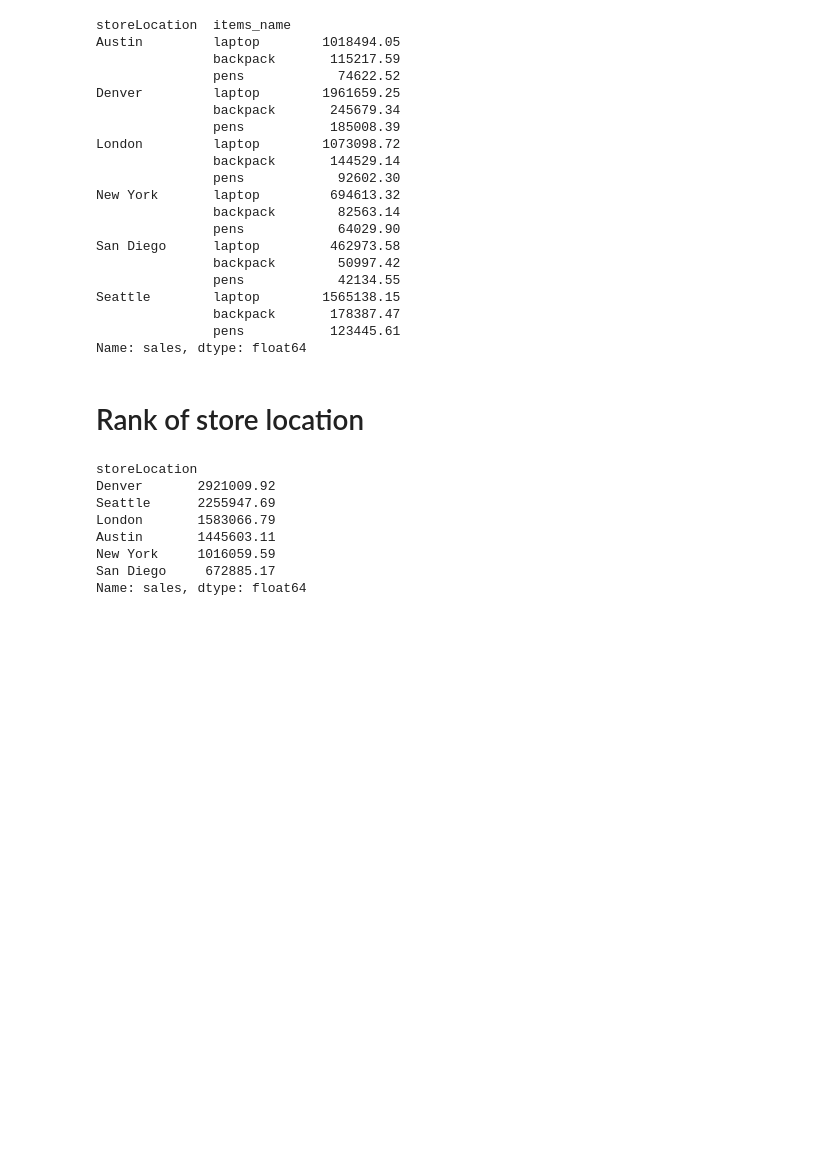
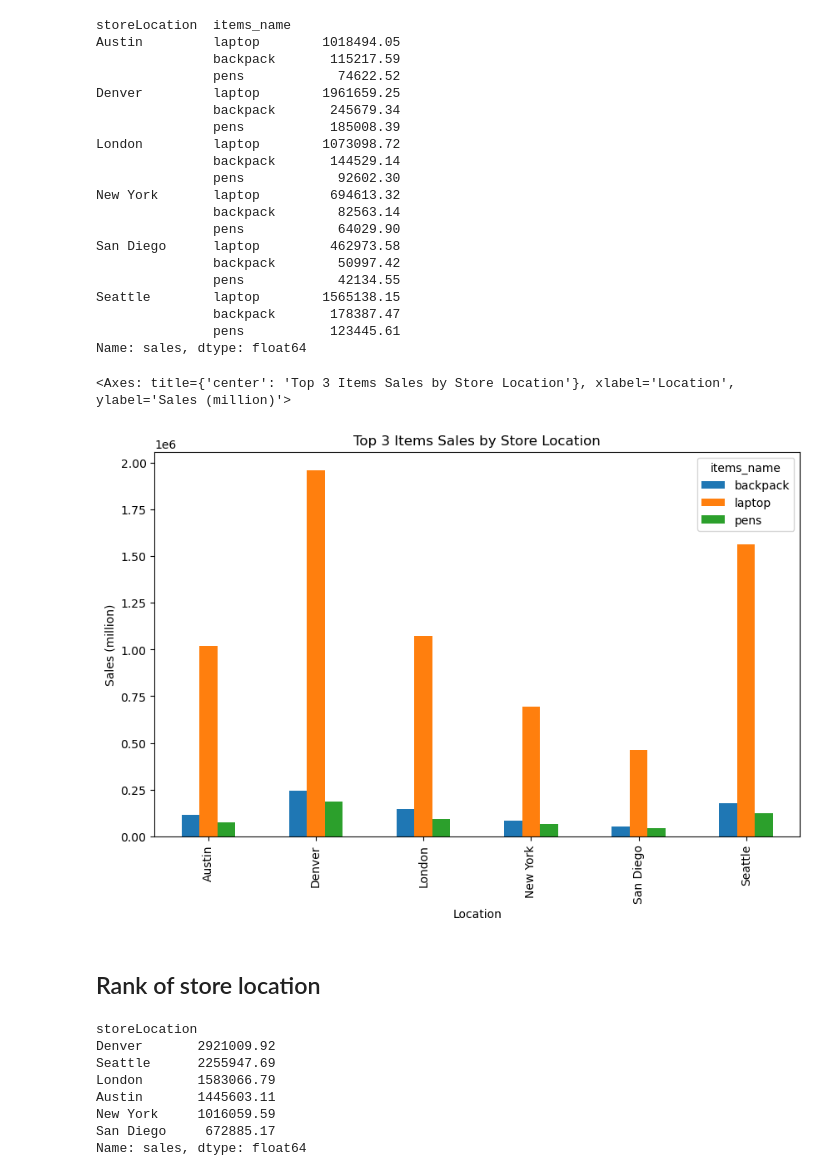
Before and after one commit to tarlrsk/data-analytics-termproject3, a Jupyter notebook: project3.ipynb, the cells around one changed output. Drawn from its saved outputs; the diff is of its cells as text; code cells hidden in the pictures; blank space fills up the shorter version.

```diff
--- a/project3.ipynb
+++ b/project3.ipynb
@@ -93,5 +123,6 @@ Name: sales, dtype: float64
 # %%
-df.groupby(['storeLocation', 'items_name']).sales.agg("sum").groupby('storeLocation', group_keys=False).nlargest(3)
+top3 = df.groupby(['storeLocation', 'items_name']).sales.agg("sum").groupby('storeLocation', group_keys=False).nlargest(3)
+top3
 # %% [output]
 storeLocation  items_name
 Austin         laptop        1018494.05
@@ -113,8 +144,20 @@ Seattle        laptop        1565138.15
                backpack       178387.47
                pens           123445.61
 Name: sales, dtype: float64
+# %%
+top3Pivot = top3.unstack(level=1)
+
+top3Pivot.plot(kind='bar',
+                title='Top 3 Items Sales by Store Location',
+                ylabel='Sales (million)',
+                xlabel='Location',
+                stacked=False,
+                figsize=(10, 6))
+# %% [output]
+<Axes: title={'center': 'Top 3 Items Sales by Store Location'}, xlabel='Location', ylabel='Sales (million)'>
+[figure, added]
 # %% [markdown]
-# Rank of store location
+## Rank of store location
 # %%
 df.groupby(['storeLocation']).sales.agg("sum").sort_values(ascending=False)
 # %% [output]
```
Also changed, not shown: parts of 19 cells of this notebook.
